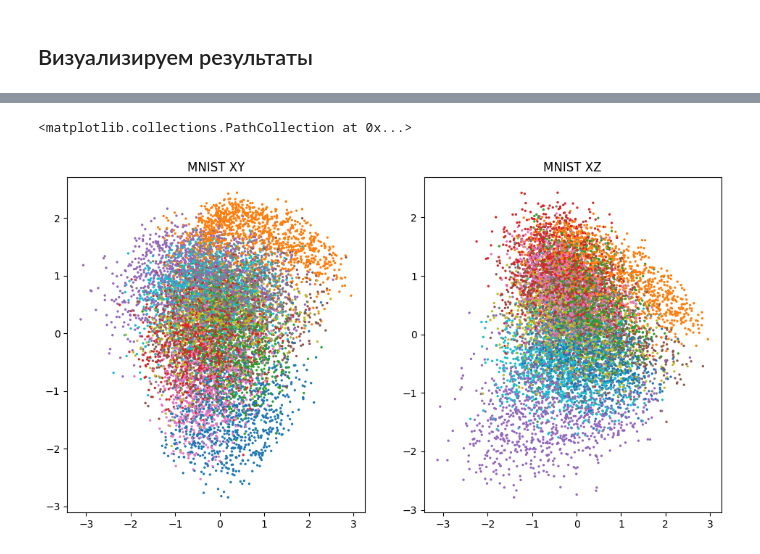
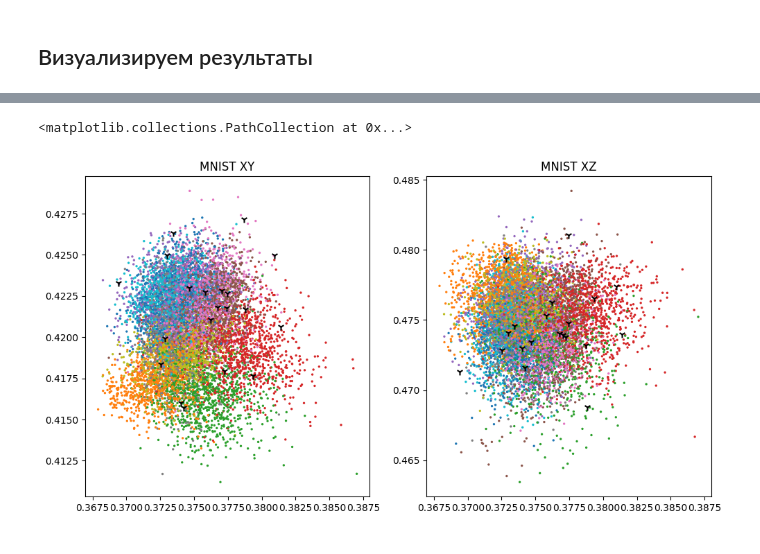
Before and after one commit to kenoma/pytorch-fuzzy, a Jupyter notebook: experiments_anomaly_detection_cvae_mnist_iter.ipynb, the cells around one changed output, grey strips where cells are left out. Drawn from its saved outputs; the diff is of its cells as text; code cells hidden in the pictures.

```diff
--- a/experiments_anomaly_detection_cvae_mnist_iter.ipynb
+++ b/experiments_anomaly_detection_cvae_mnist_iter.ipynb
@@ -434,6 +362,19 @@ def keep_eigenvals_positive_loss(layer, eps = 1e-15):
     ev = layer.get_transformation_matrix_eigenvals().real.min()
     ev = torch.clamp(ev, max=eps)
     return -ev
+# %%
+def get_arate(inp):
+    _, _, fz = model.forward(inp)
+    # prev_mu = mu
+    # sum = torch.zeros_like(mu)
+
+    # for i in range(20):
+    #     recon_x = model.decoder_pass(mu)
+    #     mu, _, _ = model.half_pass(recon_x)
+    #     sum += (mu - prev_mu).abs()
+    #     prev_mu = mu
+    # +
+    return fz.log().quantile(0.5, dim=-1).abs().cpu().numpy()#ssim((inp + 1)/2, (recon_x+1)/2).cpu().numpy() #
 # %%
 # inp = (torch.rand((10, 1, 28, 28))).to(device)
 # mu, logvar, z, fz = model.half_pass(inp)
@@ -469,17 +417,4 @@ def train(model, dataloader, optimizer, prev_updates, writer=None):
         optimizer.step()
 
     return prev_updates + len(dataloader)
-# %%
-def get_arate(inp):
-    mu, _, _ = model.half_pass(inp)
-    prev_mu = mu
-    sum = torch.zeros_like(mu)
-
-    for i in range(10):
-        recon_x = model.decoder_pass(mu)
-        mu, _, _ = model.half_pass(recon_x)
-        sum += (mu - prev_mu).abs()
-        prev_mu = mu
-
-    return sum.sum(-1).cpu().numpy()
 # %%
@@ -566,6 +528,6 @@ for epoch in range(num_epochs):
 # %%
 z = torch.randn(64, latent_dim).to(device)
-samples = model.decoder_pass(z)
+samples,_ = model.decoder_pass(z)
 
 # Plot the generated images
 fig, ax = plt.subplots(8, 8, figsize=(8, 8))
@@ -581,3 +543,8 @@ plt.savefig('cvae_mnist.webp')
+# %%
+def get_arate(inp):
+    _, _, fz = model.forward(inp)
+    # +
+    return (1-fz.topk(k=3).values.min(-1).values).cpu().numpy() #(fz.quantile(0.9, dim=-1)).cpu().numpy()#ssim((inp + 1)/2, (recon_x+1)/2).cpu().numpy() #
 # %%
 firings_mnist = {}
 firings_mnist['MNIST'] = []
@@ -641,28 +608,33 @@ with torch.no_grad():
 # %%
+centroids = model.decoder.fuzzy.get_centroids().detach().cpu().numpy()
+
 embedings = []
 labels_expected = []
 with torch.no_grad():
     for data, target in tqdm(test_loader, desc='Encoding'):
         data = data.view((-1,1,28,28)).to(device)
-        embeding,_ = model.forward(data)
+        embeding,_,_ = model.forward(data)
         embedings.append(embeding.cpu().numpy())
         labels_expected.append(target.cpu().numpy())
 embedings = np.concatenate(embedings, axis=0)
 labels_expected = np.concatenate(labels_expected, axis=0)
 
 plt.figure(figsize=(18, 6))
 
 R, C = 1, 3
 
 plt.subplot(R, C, 1)
 plt.title("MNIST XY")
 plt.scatter(embedings[:, 0],      embedings[:,  1], c=labels_expected, cmap='tab10', s=2)
+plt.scatter(centroids[:, 0],      centroids[:, 1], marker='1', c='black', s= 50)
+
 xmin, xmax = plt.xlim()
 ymin, ymax = plt.ylim()
 plt.subplot(R, C, 2)
 plt.title("MNIST XZ")
 plt.scatter(embedings[:, 0],      embedings[:,  2], c=labels_expected, cmap='tab10', s=2)
+plt.scatter(centroids[:, 0],      centroids[:, 2], marker='1', c='black', s= 50)
 # %% [output]
 <matplotlib.collections.PathCollection at 0x...>
-[figure, old version]
+[figure, new version]
 # %%
```
Also changed, not shown: parts of 21 cells of this notebook.
